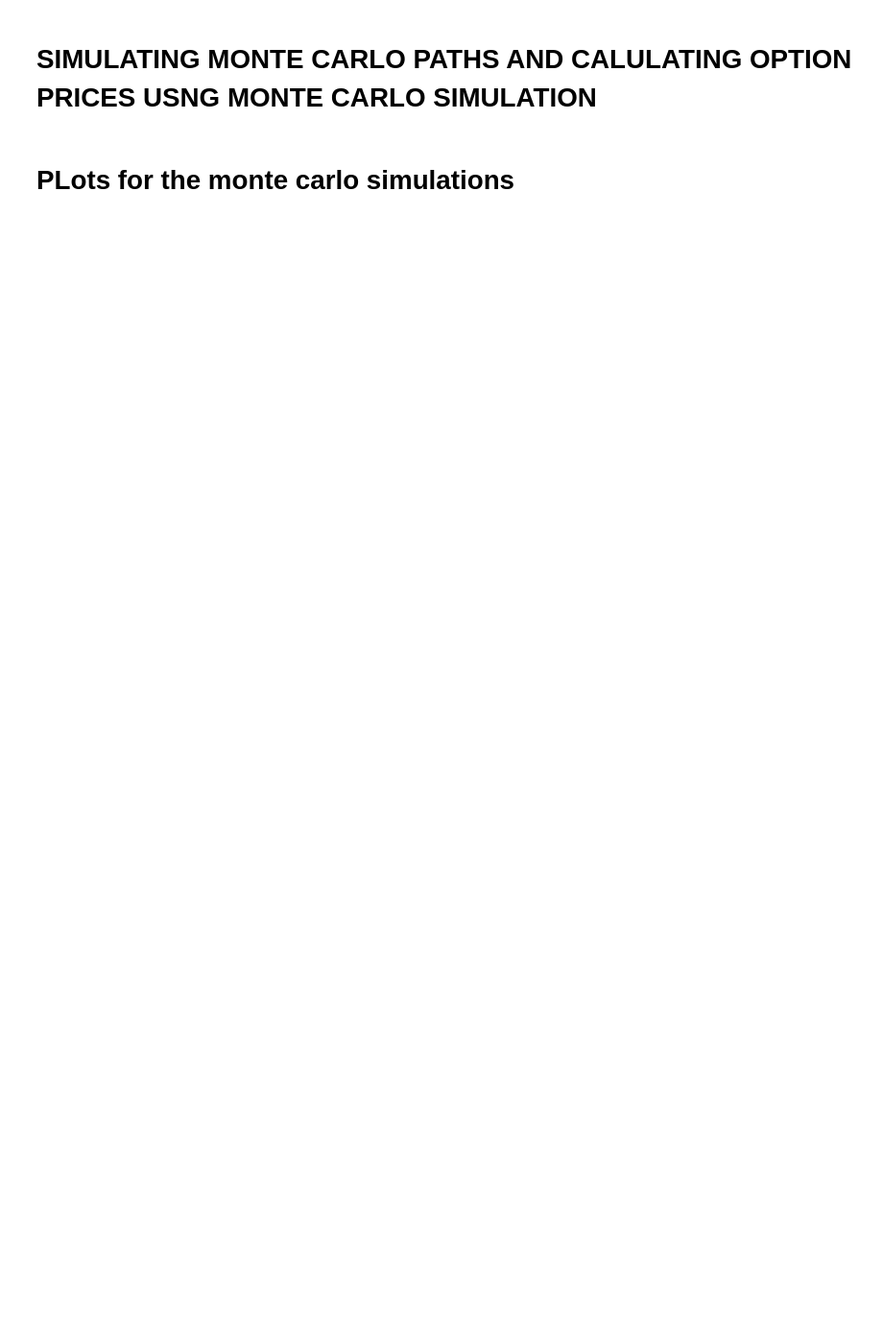
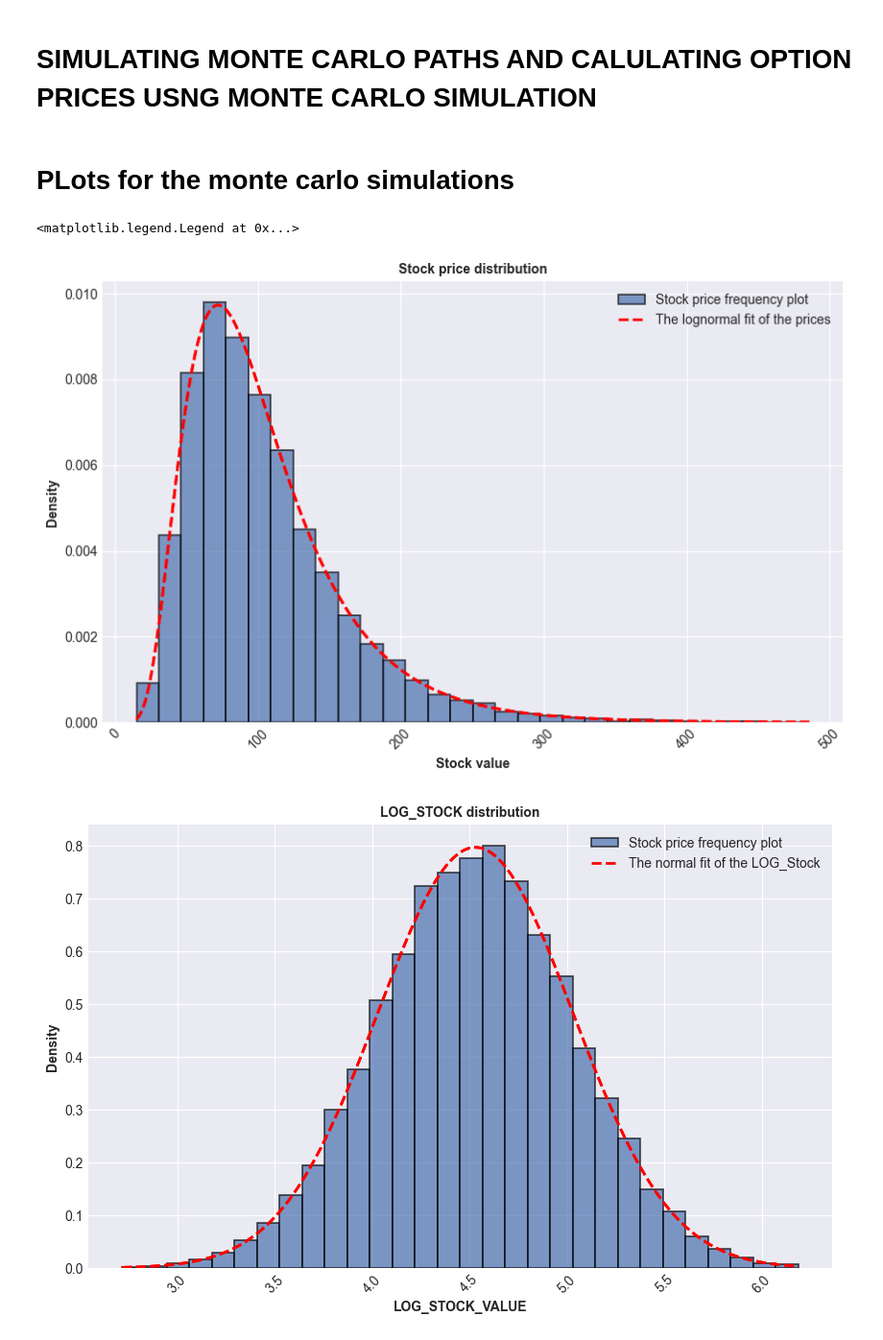
Before and after one commit to Kai-tech-bit/PROJECT_2_BSM_MONTE_CARLO, a Jupyter notebook: code_file.ipynb, the cells around one changed output. Shown: that part at 96% size. Drawn from its saved outputs; the diff is of its cells as text; code cells hidden in the pictures; blank space fills up the shorter version.

```diff
--- a/code_file.ipynb
+++ b/code_file.ipynb
@@ -222,0 +217,69 @@ PRICING_RESULTS.to_csv(file_path)
+# %%
+                                                # plotting the simulated monte carlo paths for the given stock price parameters
+
+
+
+S_0=100                         # Initial stock value
+k=80                            # Strike price of 80 chosen for valuation
+r=0.05                          # risk free rate as per us treasury bill
+volatility=0.5                 # volalitylty paramter for a 20% volalitle stock
+duration=1                      # 1 year option duractio taken for comparison
+Noofsteps=1000                  # Nof of tume steps chosen between year 0 and yerar 1
+Noofpaths=10000                 # No of paths for a better estimate and converge
+paths=path_genearion(S_0,r,volatility,duration,Noofpaths,Noofsteps)
+
+
+                                # Plotting the 1oo stock paths as a fucntion of time steps
+plt.figure(figsize=(10,6))
+for i in range(100):
+    plt.plot(paths['Time'],paths['Stock_price'][i,:],color='royalblue',alpha=0.5,label='simulated stock prices')
+    plt.title('MONTE CARLO SIMULATED STOCK PRICES',fontdict={'fontweight':'bold','fontsize':10})
+    plt.xlabel('Time steps in years',fontdict={'fontweight':'bold','fontsize':10})
+    plt.ylabel('Evolution of stock prices',fontdict={'fontweight':'bold','fontsize':10})
+    plt.xticks(rotation=45)
+    plt.close()
+
+
+
+                     # plotting the distribution of stock price at time of maturity with 10000 simulation and estimating the dirstribtuion type
+
+plt.figure(figsize=(10,6))
+final_stock_prices=paths['Stock_price'][:,-1]
+
+plt.hist(final_stock_prices,bins=30,edgecolor='black',linewidth=1.2,alpha=0.7,color='#4c72b0',density=True,label='Stock price frequency plot')
+x=np.linspace(min(final_stock_prices),max(final_stock_prices),10000)
+shape,loc,scale=stats.lognorm.fit(final_stock_prices,floc=0)
+y=stats.lognorm.pdf(x,shape,loc,scale)
+plt.plot(x,y,'r--',linewidth=2)
+plt.plot(x,y,'r--',linewidth=2,label='The lognormal fit of the prices')
+plt.title('Stock price distribution',fontdict={'fontweight':'bold','fontsize':10})
+plt.xlabel('Stock value',fontdict={'fontweight':'bold','fontsize':10})
+plt.ylabel('Density',fontdict={'fontweight':'bold','fontsize':10})
+plt.xticks(rotation=45)
+plt.legend(loc='upper right')
+
+
+
+                        # plotting the distribution of logarithmic transform of stock and its curve fit to estimeta eht e distribution type
+
+
+
+
+plt.figure(figsize=(10,6))
+LOG_Stock=paths['Log_stock'][:,-1]
+
+plt.hist(LOG_Stock,bins=30,edgecolor='black',linewidth=1.2,alpha=0.7,color='#4c72b0',density=True,label='Stock price frequency plot')
+x=np.linspace(min(LOG_Stock),max(LOG_Stock),10000)
+loc,scale=stats.norm.fit(LOG_Stock)
+y=stats.norm.pdf(x,loc,scale)
+plt.plot(x,y,'r--',linewidth=2)
+plt.plot(x,y,'r--',linewidth=2,label='The normal fit of the LOG_Stock')
+plt.title('LOG_STOCK distribution',fontdict={'fontweight':'bold','fontsize':10})
+plt.xlabel('LOG_STOCK_VALUE',fontdict={'fontweight':'bold','fontsize':10})
+plt.ylabel('Density',fontdict={'fontweight':'bold','fontsize':10})
+plt.xticks(rotation=45)
+plt.legend(loc='upper right')
+# %% [output]
+<matplotlib.legend.Legend at 0x...>
+[figure, added]
+[figure, added]
```
Also changed, not shown: parts of 2 cells of this notebook, 1 other file.
